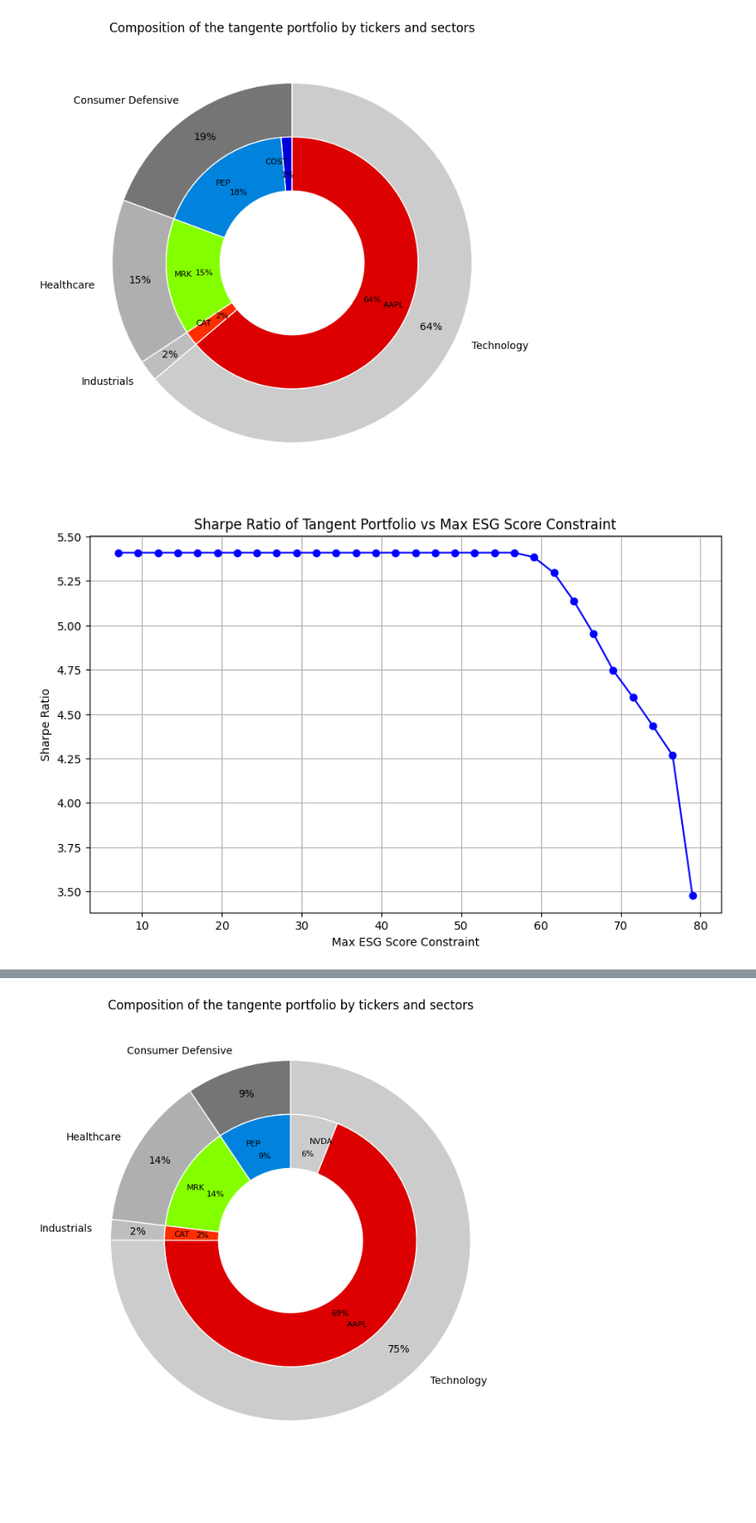
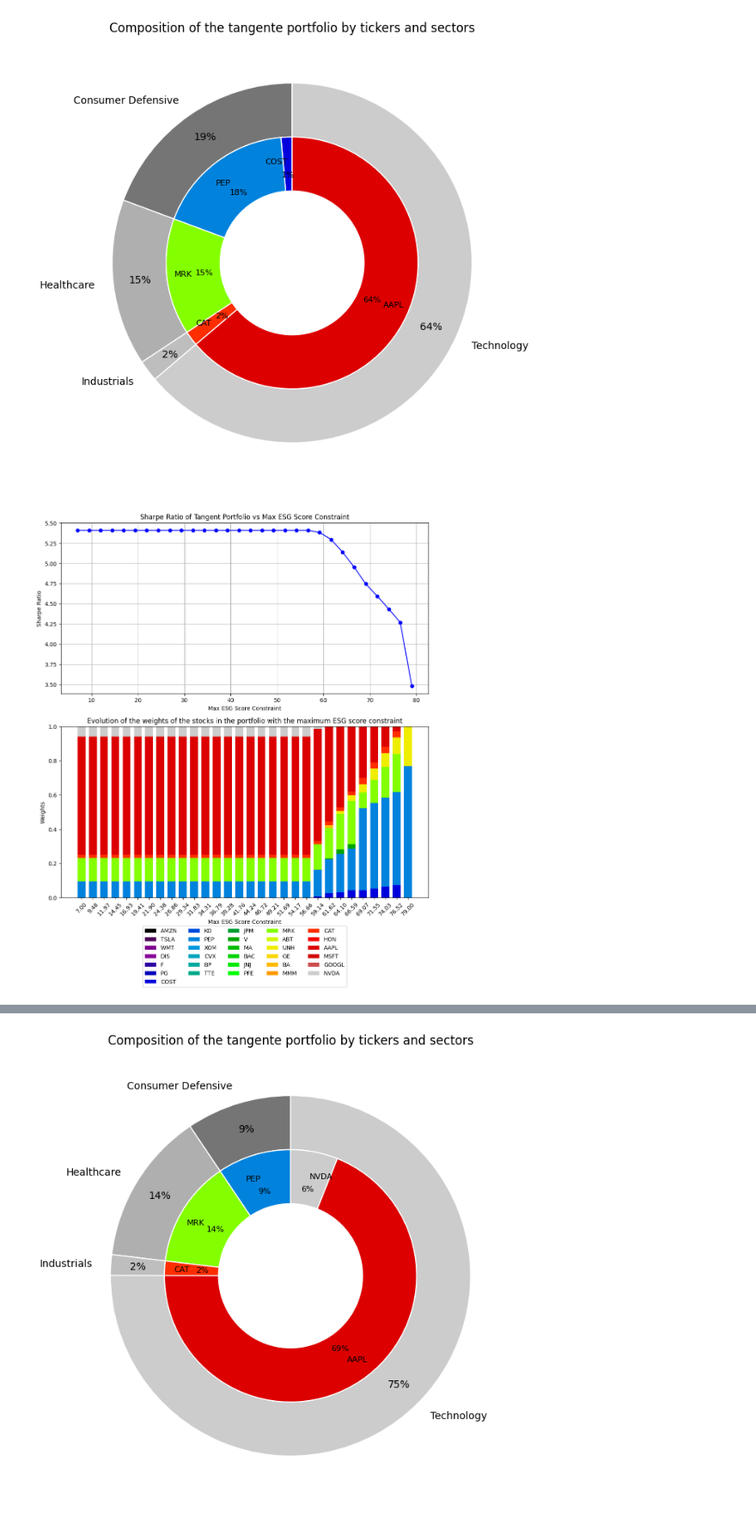
Before and after one commit to antoinedte/-Allocation_de_portefeuille_sous_contrainte_ESG, a Jupyter notebook: exploration/20240309_msci_rating copy.ipynb, the cells around one changed output, grey strips where cells are left out. Shown at 86% size. Saved outputs shown, nothing was run; the diff lists cells and outputs as text; code cells hidden in the pictures; blank space fills up the shorter version.

```diff
--- a/exploration/20240309_msci_rating copy.ipynb
+++ b/exploration/20240309_msci_rating copy.ipynb
@@ -133,15 +189,24 @@ PORTFOLIO.plot_tangente_portfolio_composition(GAMMA_VALUES,
                                   long_only=True)
 # %% [output]
 [figure]
+# %%
+# sharpe_ratio_and_weights_varying_esg_limit.png
+PORTFOLIO.plot_sharpe_ratio_and_weights_varying_esg_limit(GAMMA_VALUES,
+                                        risk_free_rate=RISK_FREE_RATE,
+                                        max_esg_scores=MAX_ESG_SCORES,
+                                        fully_invested=True,
+                                        long_only=True,
+                                        best_in_class_method=1,
+                                        best_in_class_strategy='global')
+# %% [output]
+[figure, added]
 # %%
-# sharp_ratio_vs_max_score.png
-PORTFOLIO.plot_sharp_ratio_vs_max_score(GAMMA_VALUES,
-                                        risk_free_rate=RISK_FREE_RATE,
-                                        max_esg_scores=MAX_ESG_SCORES,
-                                        fully_invested=True,
-                                        long_only=True,
-                                        best_in_class_method=1,
-                                        best_in_class_strategy='global')
+# # sharp_ratio_vs_max_score.png
+# PORTFOLIO.plot_sharp_ratio_vs_max_score(GAMMA_VALUES,
+#                                         risk_free_rate=RISK_FREE_RATE,
+#                                         max_esg_scores=MAX_ESG_SCORES,
+#                                         fully_invested=True,
+#                                         long_only=True,
+#                                         best_in_class_method=1,
+#                                         best_in_class_strategy='global')
-# %% [output]
-[figure, removed]
 # %%
```
Also changed, not shown: parts of 31 cells of this notebook, 12 other files.
